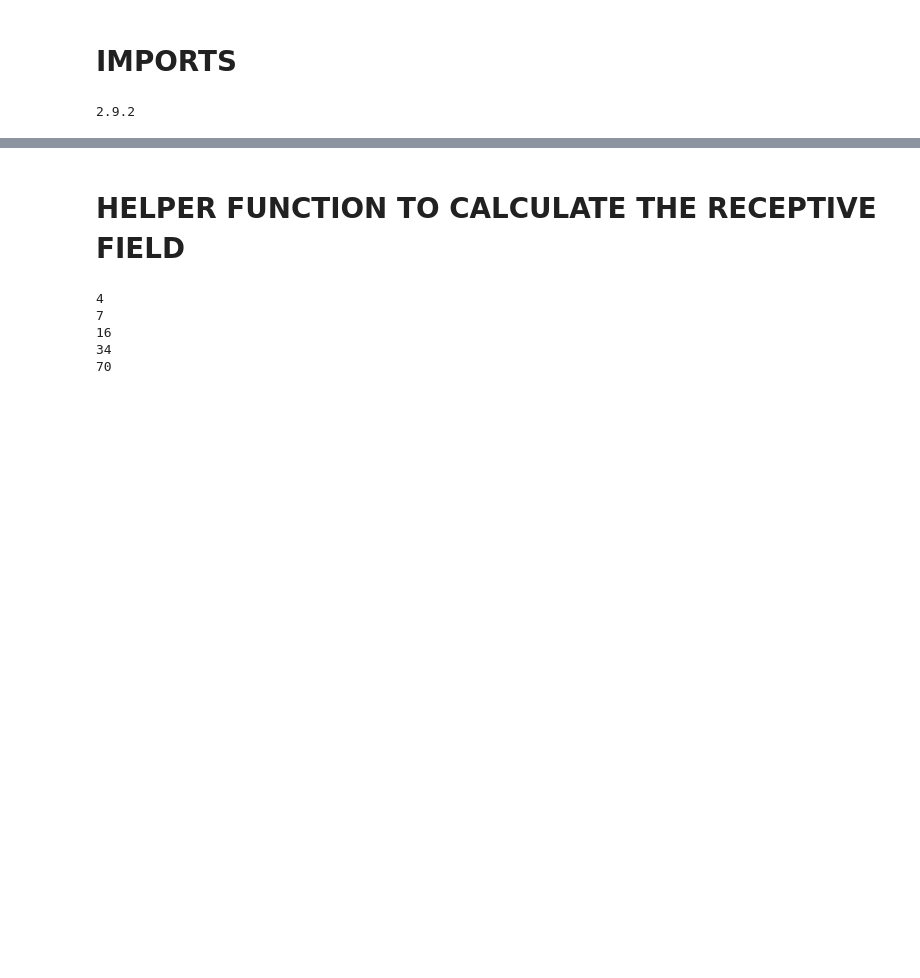
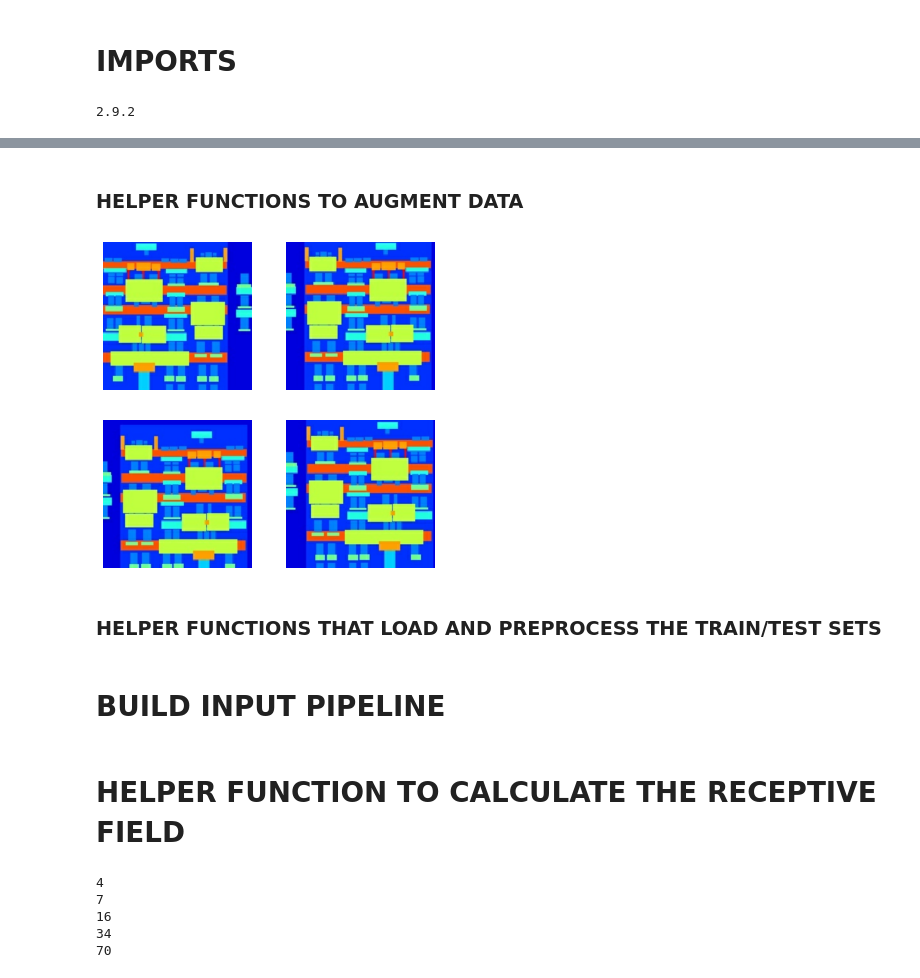
Before and after one commit to Fibonacci1664/Pix2Pix, a Jupyter notebook: MyPix2Pix.ipynb, the cells around one changed output, grey strips where cells are left out. Saved outputs shown, nothing was run; the diff lists cells and outputs as text; code cells hidden in the pictures; blank space fills up the shorter version.

```diff
--- a/MyPix2Pix.ipynb
+++ b/MyPix2Pix.ipynb
@@ -23,0 +106,68 @@ print(tf.__version__)
+# %% [markdown]
+### **HELPER FUNCTIONS TO AUGMENT DATA**
+# %%
+# As described in the pix2pix paper, you need to apply random jittering and mirroring to preprocess the training set.
+
+# Define several functions that:
+
+# Resize each 256 x 256 image to a larger height and width—286 x 286.
+# Randomly crop it back to 256 x 256.
+# Randomly flip the image horizontally i.e. left to right (random mirroring).
+# Normalize the images to the [-1, 1] range.
+
+# The facade training set consist of 400 images
+BUFFER_SIZE = 400
+# The batch size of 1 produced better results for the U-Net in the original pix2pix experiment
+BATCH_SIZE = 1
+# Each image is 256x256 in size
+IMG_WIDTH = 256
+IMG_HEIGHT = 256
+
+def resize(input_image, real_image, height, width):
+    input_image = tf.image.resize(input_image, [height, width], method=tf.image.ResizeMethod.NEAREST_NEIGHBOR)
+    real_image = tf.image.resize(real_image, [height, width], method=tf.image.ResizeMethod.NEAREST_NEIGHBOR)
+
+    return input_image, real_image
+
+def random_crop(input_image, real_image):
+    stacked_image = tf.stack([input_image, real_image], axis=0)
+    cropped_image = tf.image.random_crop(stacked_image, size=[2, IMG_HEIGHT, IMG_WIDTH, 3])
+
+    return cropped_image[0], cropped_image[1]
+
+# Normalizing the images to [-1, 1]
+def normalize(input_image, real_image):
+    input_image = (input_image / 127.5) - 1
+    real_image = (real_image / 127.5) - 1
+
+    return input_image, real_image
+
+@tf.function()
+def random_jitter(input_image, real_image):
+    # Resizing to 286x286
+    input_image, real_image = resize(input_image, real_image, 286, 286)
+
+    # Random cropping back to 256x256
+    input_image, real_image = random_crop(input_image, real_image)
+
+    if tf.random.uniform(()) > 0.5:
+        # Random mirroring
+        input_image = tf.image.flip_left_right(input_image)
+        real_image = tf.image.flip_left_right(real_image)
+
+    return input_image, real_image
+
+# Inspect some of the preprocessed output
+plt.figure(figsize=(6, 6))
+
+for i in range(4):
+    rj_inp, rj_re = random_jitter(inp, re)
+    plt.subplot(2, 2, i + 1)
+    plt.imshow(rj_inp / 255.0)
+    plt.axis('off')
+
+plt.show()
+# %% [output]
+[figure, added]
+# %% [markdown]
+### **HELPER FUNCTIONS THAT LOAD AND PREPROCESS THE TRAIN/TEST SETS**
@@ -23,0 +190,2 @@ print(tf.__version__)
+# %% [markdown]
+# **BUILD INPUT PIPELINE**
```
Also changed, not shown: parts of 26 cells of this notebook.
